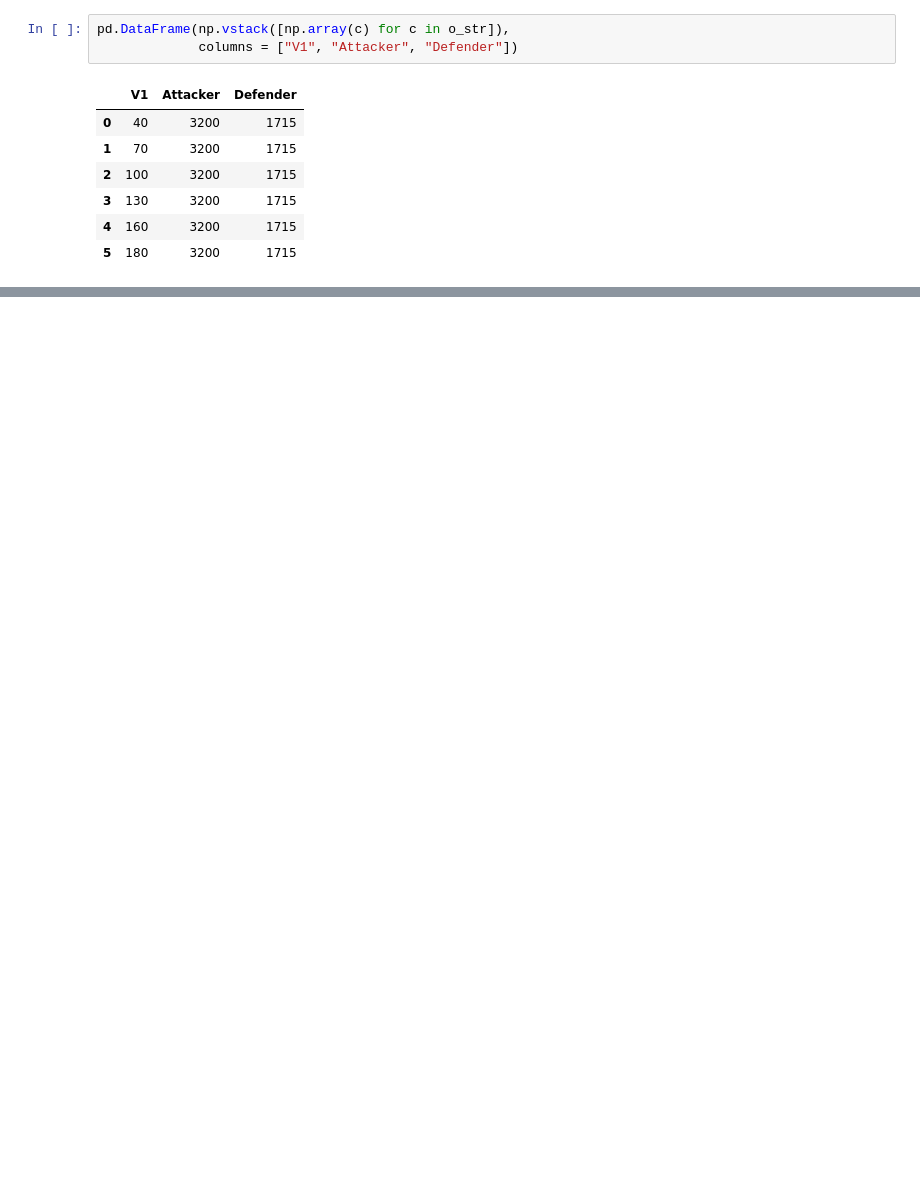
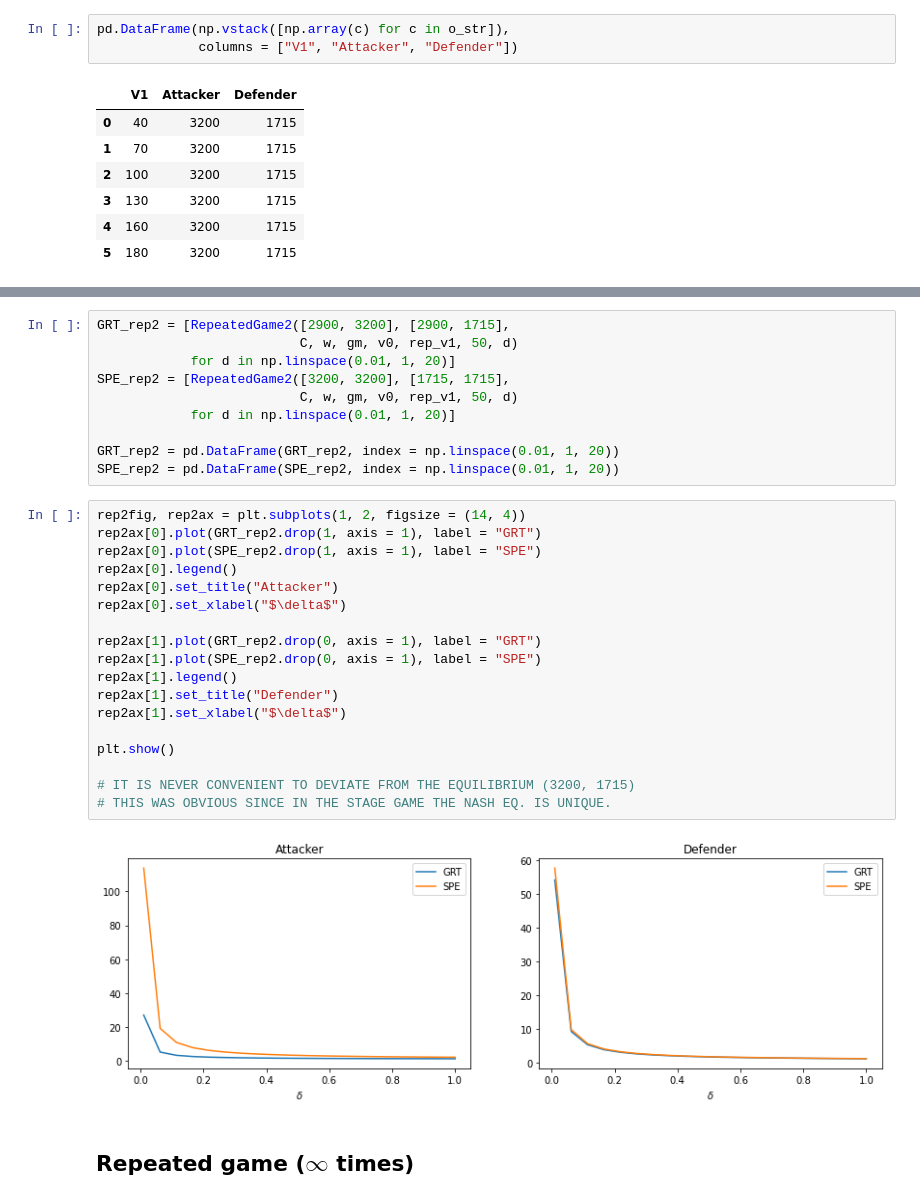
Before and after one commit to MattiaBrocco/VANET-game-theory, a Jupyter notebook: MB_attempt_1.ipynb, the cells around one changed output, grey strips where cells are left out. Drawn from its saved outputs; the diff is of its cells as text; blank space fills up the shorter version.

```diff
--- a/MB_attempt_1.ipynb
+++ b/MB_attempt_1.ipynb
@@ -227,0 +271,32 @@ pd.DataFrame(np.vstack([np.array(c) for c in o_str]),
+# %%
+GRT_rep2 = [RepeatedGame2([2900, 3200], [2900, 1715],
+                          C, w, gm, v0, rep_v1, 50, d)
+            for d in np.linspace(0.01, 1, 20)]
+SPE_rep2 = [RepeatedGame2([3200, 3200], [1715, 1715],
+                          C, w, gm, v0, rep_v1, 50, d)
+            for d in np.linspace(0.01, 1, 20)]
+
+GRT_rep2 = pd.DataFrame(GRT_rep2, index = np.linspace(0.01, 1, 20))
+SPE_rep2 = pd.DataFrame(SPE_rep2, index = np.linspace(0.01, 1, 20))
+# %%
+rep2fig, rep2ax = plt.subplots(1, 2, figsize = (14, 4))
+rep2ax[0].plot(GRT_rep2.drop(1, axis = 1), label = "GRT")
+rep2ax[0].plot(SPE_rep2.drop(1, axis = 1), label = "SPE")
+rep2ax[0].legend()
+rep2ax[0].set_title("Attacker")
+rep2ax[0].set_xlabel("$\delta$")
+
+rep2ax[1].plot(GRT_rep2.drop(0, axis = 1), label = "GRT")
+rep2ax[1].plot(SPE_rep2.drop(0, axis = 1), label = "SPE")
+rep2ax[1].legend()
+rep2ax[1].set_title("Defender")
+rep2ax[1].set_xlabel("$\delta$")
+
+plt.show()
+
+# IT IS NEVER CONVENIENT TO DEVIATE FROM THE EQUILIBRIUM (3200, 1715)
+# THIS WAS OBVIOUS SINCE IN THE STAGE GAME THE NASH EQ. IS UNIQUE.
+# %% [output]
+[figure, added]
+# %% [markdown]
+## Repeated game ($\infty$ times)
```
Also changed, not shown: parts of 20 cells of this notebook.
